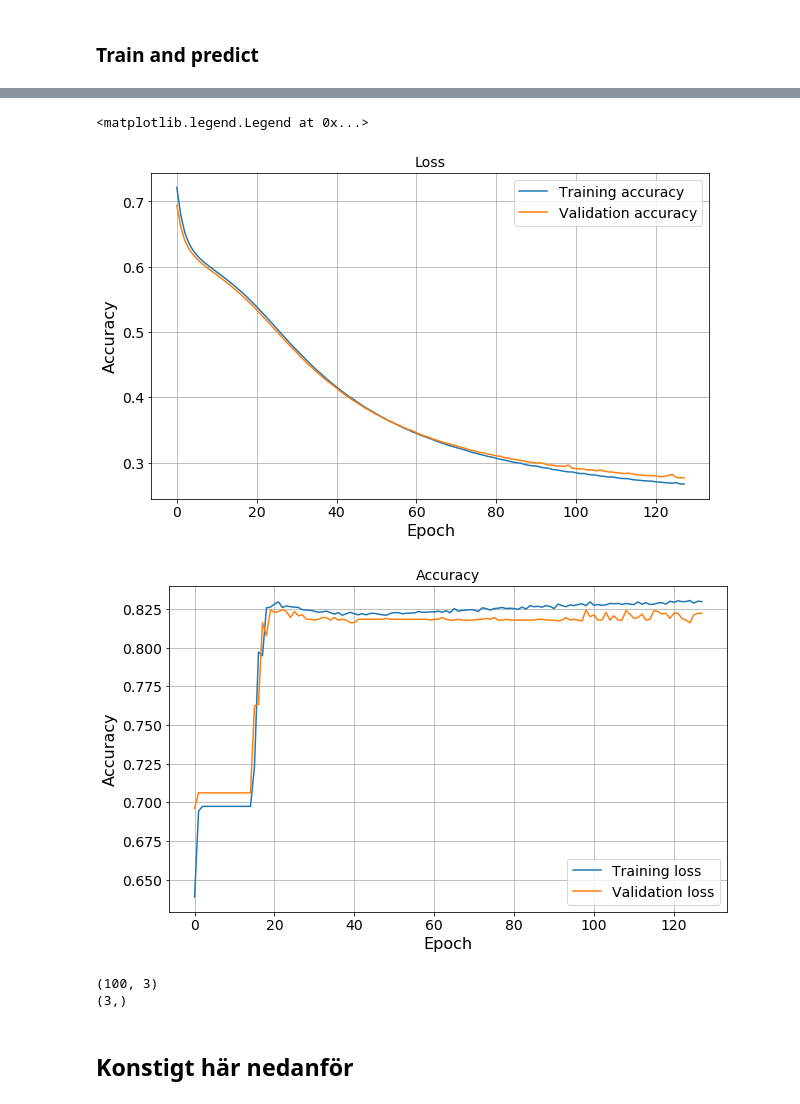
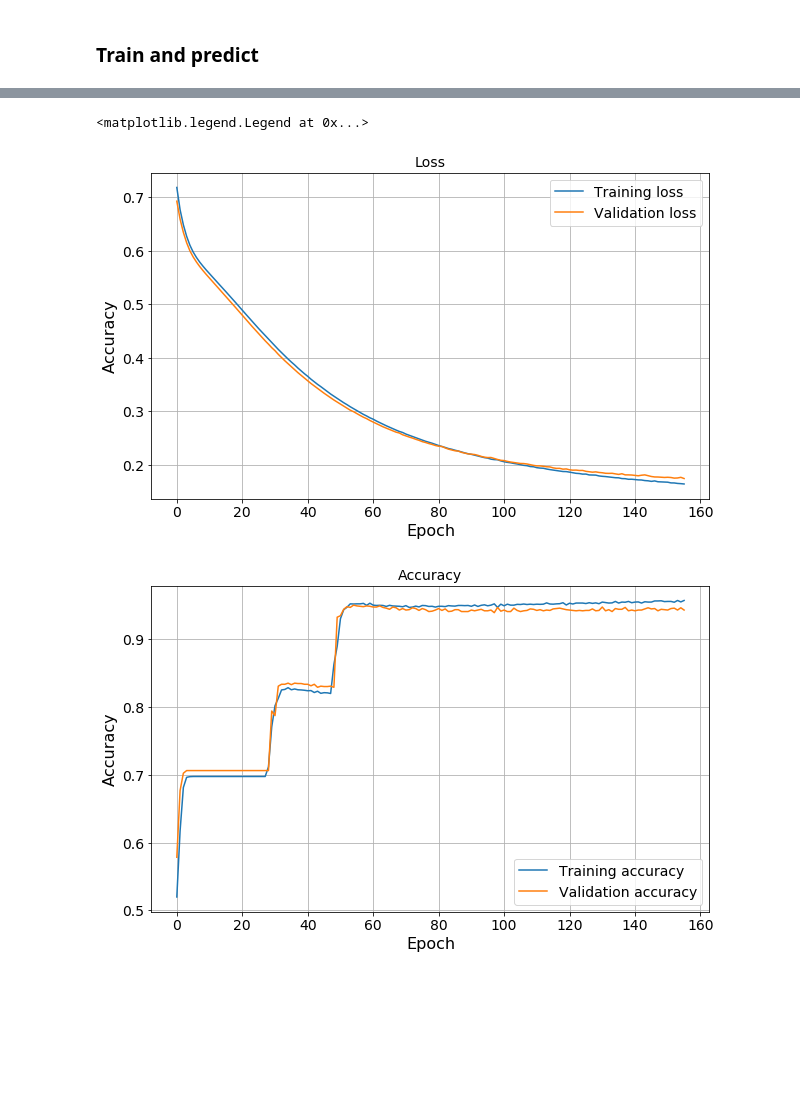
Before and after one commit to elindgren/lfd_project, a Jupyter notebook: Project 2/(Extra) Toy model.ipynb, the cells around one changed output, grey strips where cells are left out. Saved outputs shown, nothing was run; the diff lists cells and outputs as text; code cells hidden in the pictures; blank space fills up the shorter version.

```diff
--- a/Project 2/(Extra) Toy model.ipynb
+++ b/Project 2/(Extra) Toy model.ipynb
@@ -282,10 +183,10 @@ m_test = np.where(X_test==0, -1,  X_test)
 #m_test =  np.expand_dims(m_test, 2)
 
 # One-hot encode targets
-y_train = keras.utils.to_categorical(y_train, 2)
-y_test = keras.utils.to_categorical(y_test, 2)
+#y_train = keras.utils.to_categorical(y_train, 2)
+#y_test = keras.utils.to_categorical(y_test, 2)
 
-print(m_train)
+#print(m_train)
 
 # Flatten input data
 #m_train = m_train.flatten()
@@ -313,6 +196,13 @@ print(m_train)
 # %% [markdown]
 ### Train and predict
 # %%
+class epochCallback(keras.callbacks.Callback):
+    '''Calls back every tenth epoch.'''
+
+    def on_epoch_begin(self, epoch, logs=None):
+        if epoch%10==0:
+            print(f'==== Epoch: {epoch} ====')
+
 def create_dnn(data, n_neurons=3):
     '''
     Create a DNN using the shape of the data tensor and n_neurons number of neurons in the hidden
@@ -322,31 +212,30 @@ def create_dnn(data, n_neurons=3):
     model.add(Flatten(input_shape=(data.shape[1], data.shape[2])))  # Flatten the 10x10 grid
     hidden_layer = Dense(n_neurons,
                     activation='sigmoid',
-                    kernel_regularizer=regularizers.l2(0.01),
-                    activity_regularizer=regularizers.l1(0.01))
+                    kernel_regularizer=regularizers.l2(0.01))
     model.add(hidden_layer)
-    model.add(Dense(2, activation='sigmoid'))
+    model.add(Dense(1, activation='sigmoid'))
     model.compile(optimizer='adam',
-                 loss='categorical_crossentropy',
+                 loss='binary_crossentropy',
                  metrics=['accuracy'])
     return model, hidden_layer
 
-dnn, hidden_layer = create_dnn(m_train, 3)
-dnn.summary()
+dnn_3, hidden_layer_3 = create_dnn(m_train, 3)
+dnn_3.summary()
 
 # Fit on X_train and y_train
-epochs = 64
-hist = dnn.fit(x=m_train,
+hist = dnn_3.fit(x=m_train,
                y=y_train,
                validation_data=(m_test, y_test),
-               epochs=128,
+               epochs=156,
                batch_size=64,
-               verbose=0)
+               verbose=0,
+                callbacks=[epochCallback()])
 
 # Plot training and test performance
 fig1, ax1 = plt.subplots(figsize=(10,6))
-ax1.plot(hist.history['loss'], label='Training accuracy')
-ax1.plot(hist.history['val_loss'], label='Validation accuracy')
+ax1.plot(hist.history['loss'], label='Training loss')
+ax1.plot(hist.history['val_loss'], label='Validation loss')
 ax1.set_xlabel("Epoch")
 ax1.set_ylabel("Accuracy")
 ax1.set_title("Loss")
@@ -354,8 +243,8 @@ ax1.grid()
 ax1.legend(loc='best')
 
 fig2, ax2 = plt.subplots(figsize=(10,6))
-ax2.plot(hist.history['acc'], label='Training loss')
-ax2.plot(hist.history['val_acc'], label='Validation loss')
+ax2.plot(hist.history['acc'], label='Training accuracy')
+ax2.plot(hist.history['val_acc'], label='Validation accuracy')
 ax2.set_xlabel("Epoch")
 ax2.set_ylabel("Accuracy")
 ax2.set_title("Accuracy")
@@ -384,16 +271,3 @@ Use tf.cast instead.
 <matplotlib.legend.Legend at 0x...>
-[figure, old version]
+[figure, new version]
-[figure, old version]
+[figure, new version]
-# %%
-# Get the weights and plot the intermediate results
-W = hidden_layer.get_weights()[0]
-b = hidden_layer.get_weights()[1]
-print(W.shape)
-print(b.shape)
-
-# Generate input data for different magnetizations m.
-# %% [output]
-(100, 3)
-(3,)
-# %% [markdown]
-## Konstigt här nedanför
```
Also changed, not shown: parts of 9 cells of this notebook.
